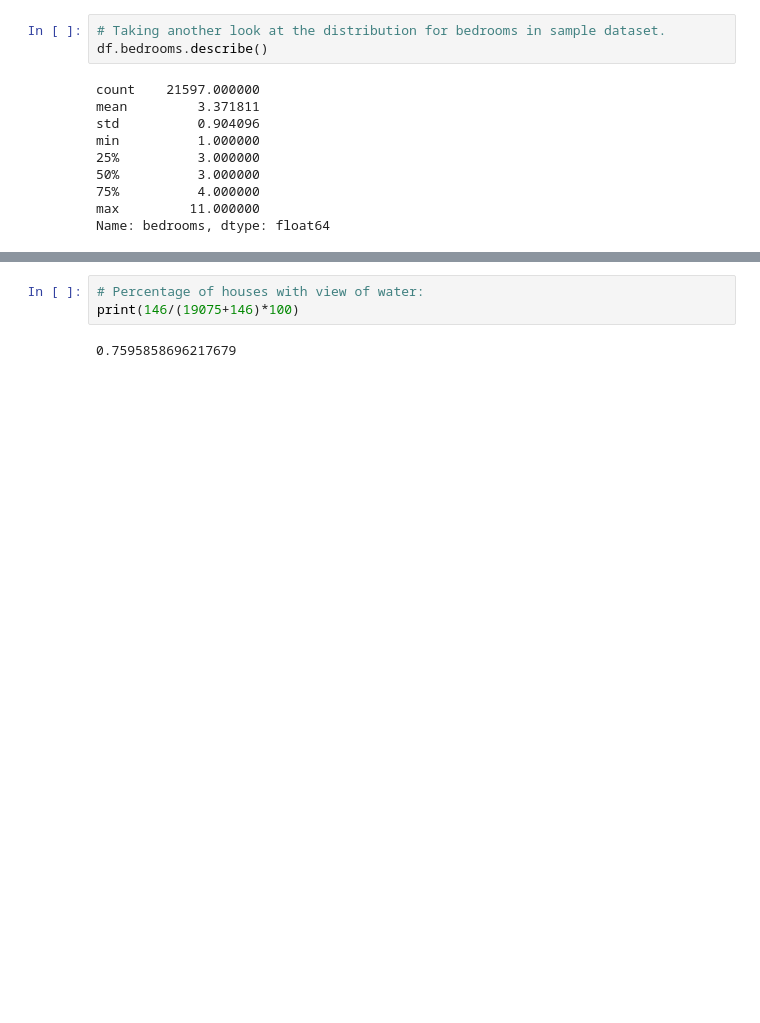
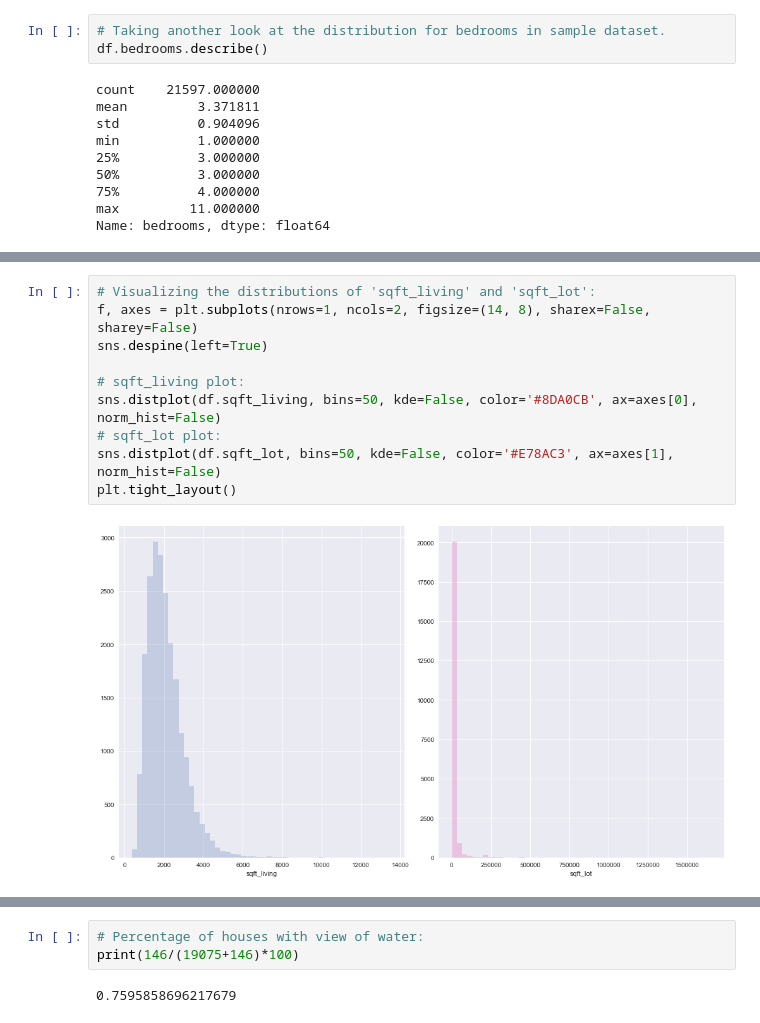
Before and after one commit to pawoody/dsc-1-final-project-online-ds-ft-031119, a Jupyter notebook: Untitled.ipynb, the cells around one changed output, grey strips where cells are left out. Saved outputs shown, nothing was run; the diff lists cells and outputs as text; blank space fills up the shorter version.

```diff
--- a/Untitled.ipynb
+++ b/Untitled.ipynb
@@ -422,0 +395,12 @@ Name: floors, dtype: int64
+# %%
+# Visualizing the distributions of 'sqft_living' and 'sqft_lot':
+f, axes = plt.subplots(nrows=1, ncols=2, figsize=(14, 8), sharex=False, sharey=False)
+sns.despine(left=True)
+
+# sqft_living plot:
+sns.distplot(df.sqft_living, bins=50, kde=False, color='#8DA0CB', ax=axes[0], norm_hist=False)
+# sqft_lot plot:
+sns.distplot(df.sqft_lot, bins=50, kde=False, color='#E78AC3', ax=axes[1], norm_hist=False)
+plt.tight_layout()
+# %% [output]
+[figure, added]
```
Also changed, not shown: parts of 172 cells of this notebook.
